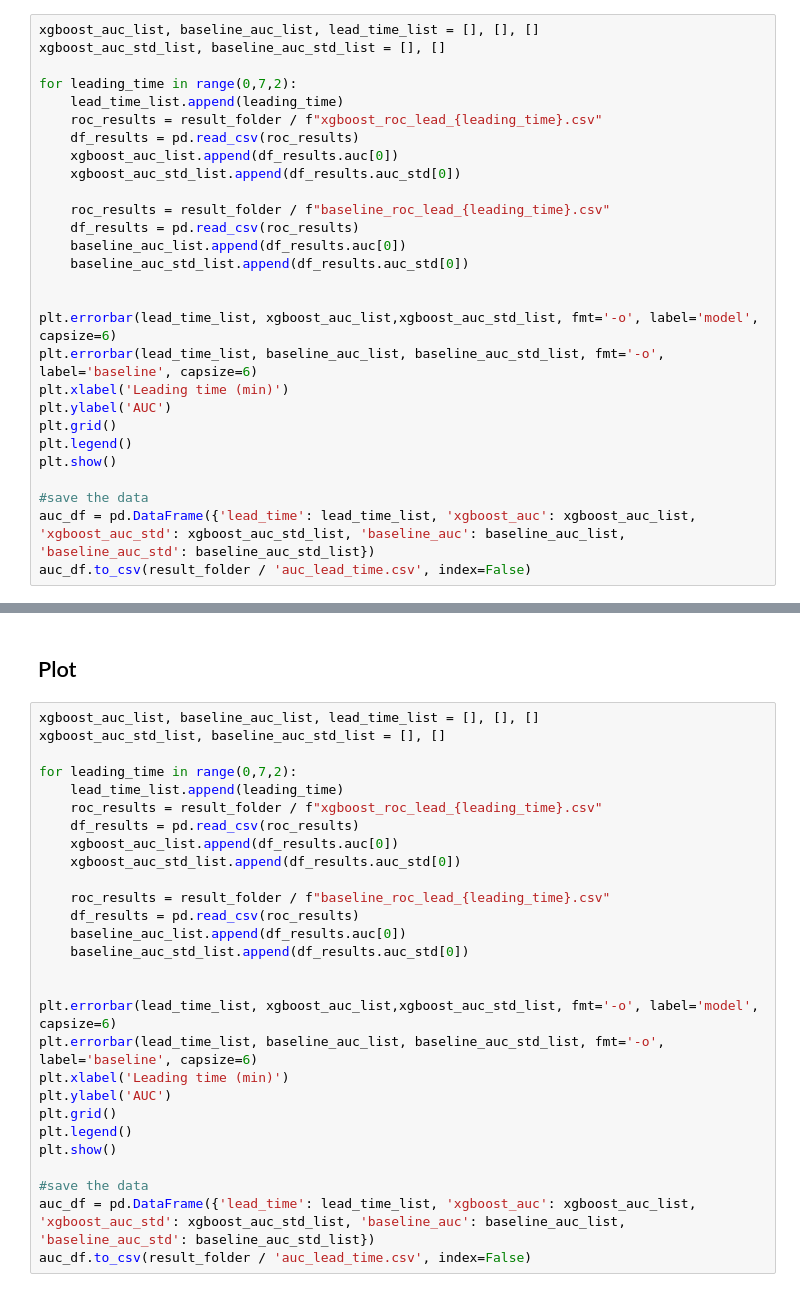
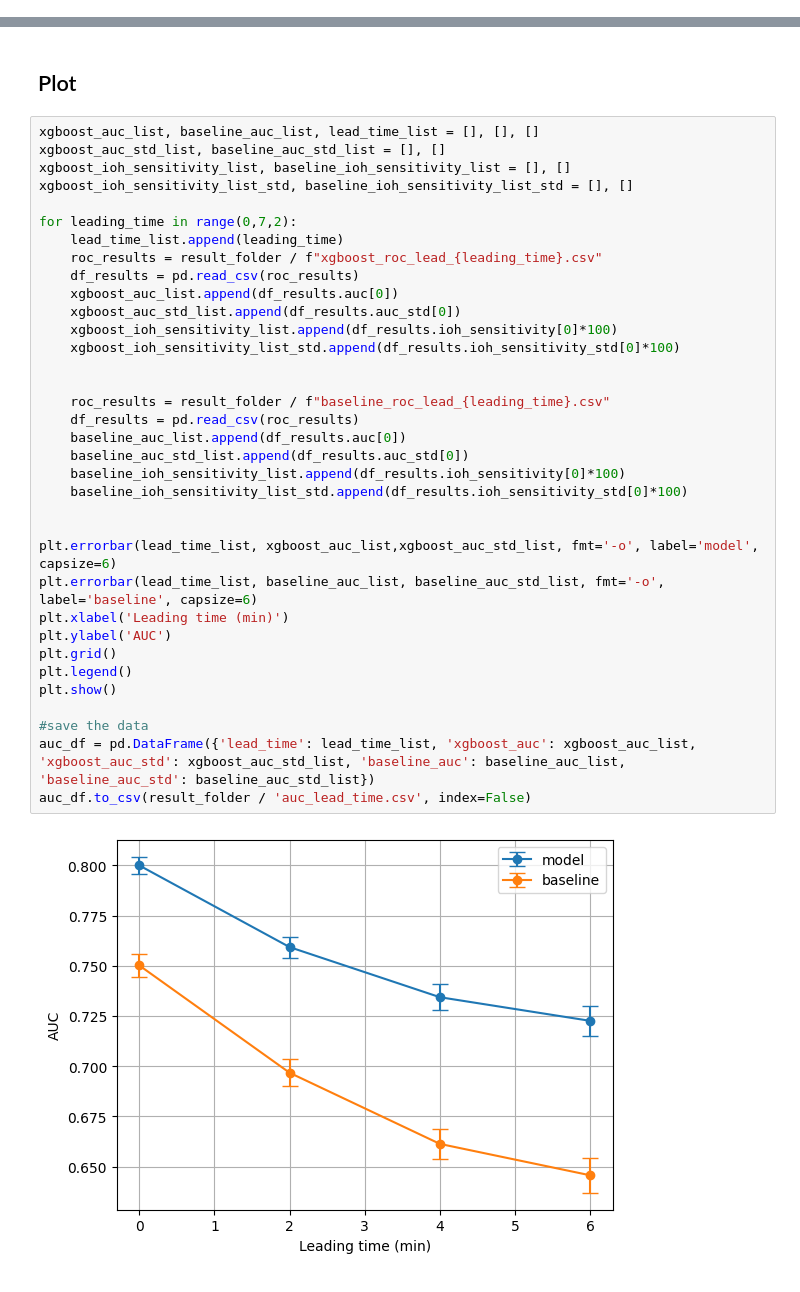
Before and after one commit to BobAubouin/hypotension_pred, a Jupyter notebook: scripts/experiments/study_leading_time.ipynb, the cells around one changed output, grey strips where cells are left out. Cells and saved outputs as stored; diff of their text form.

```diff
--- a/scripts/experiments/study_leading_time.ipynb
+++ b/scripts/experiments/study_leading_time.ipynb
@@ -152,28 +108,0 @@ invalid value encountered in cast
-# %%
-xgboost_auc_list, baseline_auc_list, lead_time_list = [], [], []
-xgboost_auc_std_list, baseline_auc_std_list = [], []
-
-for leading_time in range(0,7,2):
-    lead_time_list.append(leading_time)
-    roc_results = result_folder / f"xgboost_roc_lead_{leading_time}.csv"
-    df_results = pd.read_csv(roc_results)
-    xgboost_auc_list.append(df_results.auc[0])
-    xgboost_auc_std_list.append(df_results.auc_std[0])
-
-    roc_results = result_folder / f"baseline_roc_lead_{leading_time}.csv"
-    df_results = pd.read_csv(roc_results)
-    baseline_auc_list.append(df_results.auc[0])
-    baseline_auc_std_list.append(df_results.auc_std[0])
-
-
-plt.errorbar(lead_time_list, xgboost_auc_list,xgboost_auc_std_list, fmt='-o', label='model', capsize=6)
-plt.errorbar(lead_time_list, baseline_auc_list, baseline_auc_std_list, fmt='-o', label='baseline', capsize=6)
-plt.xlabel('Leading time (min)')
-plt.ylabel('AUC')
-plt.grid()
-plt.legend()
-plt.show()
-
-#save the data
-auc_df = pd.DataFrame({'lead_time': lead_time_list, 'xgboost_auc': xgboost_auc_list, 'xgboost_auc_std': xgboost_auc_std_list, 'baseline_auc': baseline_auc_list, 'baseline_auc_std': baseline_auc_std_list})
-auc_df.to_csv(result_folder / 'auc_lead_time.csv', index=False)
@@ -260,28 +111,37 @@ for leading_time in range(0,7,2):
 # %%
 xgboost_auc_list, baseline_auc_list, lead_time_list = [], [], []
 xgboost_auc_std_list, baseline_auc_std_list = [], []
+xgboost_ioh_sensitivity_list, baseline_ioh_sensitivity_list = [], []
+xgboost_ioh_sensitivity_list_std, baseline_ioh_sensitivity_list_std = [], []
 
 for leading_time in range(0,7,2):
     lead_time_list.append(leading_time)
     roc_results = result_folder / f"xgboost_roc_lead_{leading_time}.csv"
     df_results = pd.read_csv(roc_results)
     xgboost_auc_list.append(df_results.auc[0])
     xgboost_auc_std_list.append(df_results.auc_std[0])
+    xgboost_ioh_sensitivity_list.append(df_results.ioh_sensitivity[0]*100)
+    xgboost_ioh_sensitivity_list_std.append(df_results.ioh_sensitivity_std[0]*100)
+
 
     roc_results = result_folder / f"baseline_roc_lead_{leading_time}.csv"
     df_results = pd.read_csv(roc_results)
     baseline_auc_list.append(df_results.auc[0])
     baseline_auc_std_list.append(df_results.auc_std[0])
+    baseline_ioh_sensitivity_list.append(df_results.ioh_sensitivity[0]*100)
+    baseline_ioh_sensitivity_list_std.append(df_results.ioh_sensitivity_std[0]*100)
 
 
 plt.errorbar(lead_time_list, xgboost_auc_list,xgboost_auc_std_list, fmt='-o', label='model', capsize=6)
 plt.errorbar(lead_time_list, baseline_auc_list, baseline_auc_std_list, fmt='-o', label='baseline', capsize=6)
 plt.xlabel('Leading time (min)')
 plt.ylabel('AUC')
 plt.grid()
 plt.legend()
 plt.show()
 
 #save the data
 auc_df = pd.DataFrame({'lead_time': lead_time_list, 'xgboost_auc': xgboost_auc_list, 'xgboost_auc_std': xgboost_auc_std_list, 'baseline_auc': baseline_auc_list, 'baseline_auc_std': baseline_auc_std_list})
 auc_df.to_csv(result_folder / 'auc_lead_time.csv', index=False)
+# %% [output]
+[figure, added]
```
Also changed, not shown: parts of 5 cells of this notebook, 4 other files.
